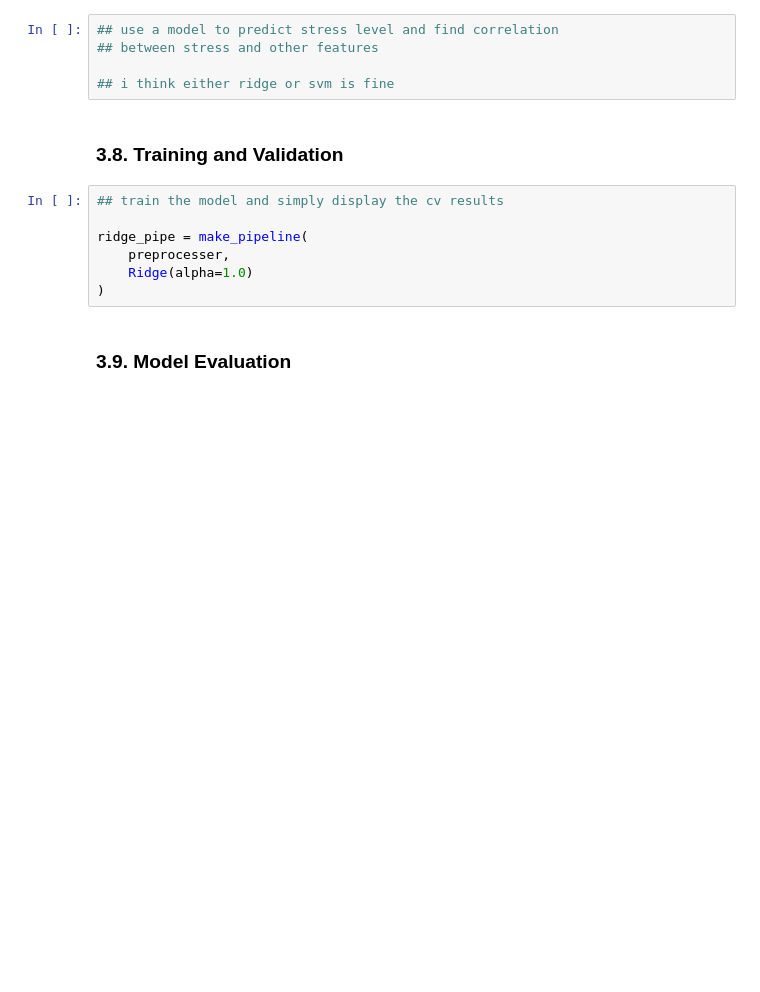
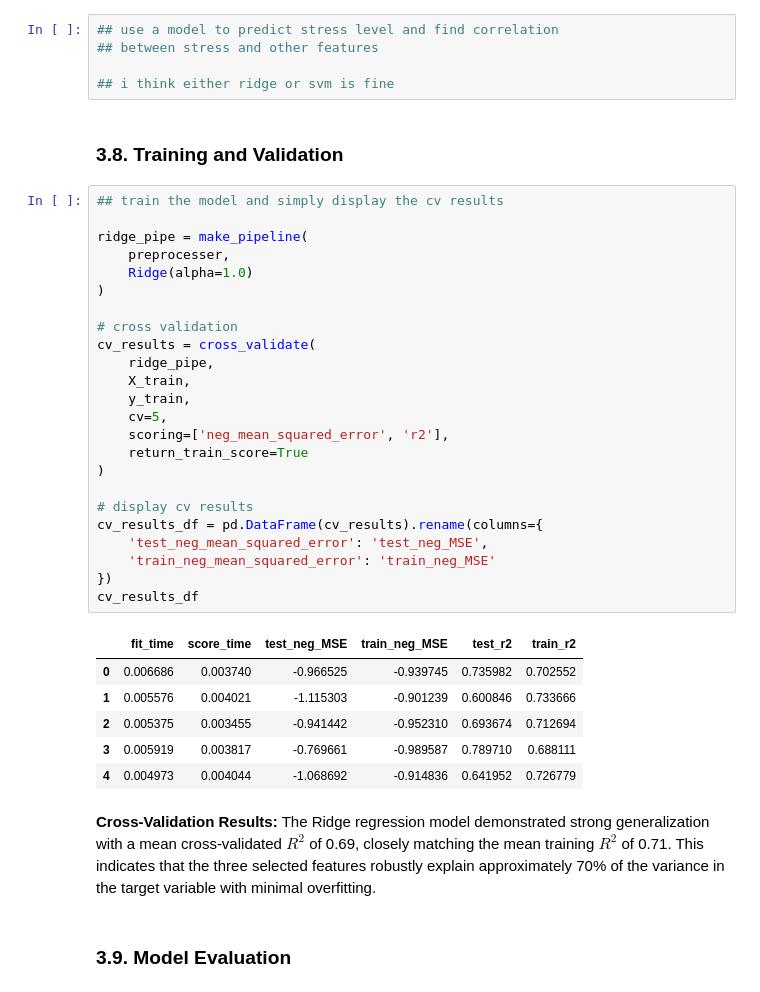
Before and after one commit to yhouyang02/sleep-disorder-analysis, a Jupyter notebook: sleep-disorder-analysis.ipynb, the cells around one changed output. Cells and saved outputs as stored; diff of their text form; blank space fills up the shorter version.

```diff
--- a/sleep-disorder-analysis.ipynb
+++ b/sleep-disorder-analysis.ipynb
@@ -348,10 +348,37 @@ ColumnTransformer(transformers=[('standardscaler', StandardScaler(),
 # %%
 ## train the model and simply display the cv results
 
 ridge_pipe = make_pipeline(
     preprocesser,
     Ridge(alpha=1.0)
 )
+
+# cross validation
+cv_results = cross_validate(
+    ridge_pipe,
+    X_train,
+    y_train,
+    cv=5,
+    scoring=['neg_mean_squared_error', 'r2'],
+    return_train_score=True
+)
+
+# display cv results
+cv_results_df = pd.DataFrame(cv_results).rename(columns={
+    'test_neg_mean_squared_error': 'test_neg_MSE',
+    'train_neg_mean_squared_error': 'train_neg_MSE'
+})
+cv_results_df
+# %% [output]
+|  | fit_time | score_time | test_neg_MSE | train_neg_MSE | test_r2 | train_r2 |
+| 0 | 0.006686 | 0.003740 | -0.966525 | -0.939745 | 0.735982 | 0.702552 |
+| 1 | 0.005576 | 0.004021 | -1.115303 | -0.901239 | 0.600846 | 0.733666 |
+| 2 | 0.005375 | 0.003455 | -0.941442 | -0.952310 | 0.693674 | 0.712694 |
+| 3 | 0.005919 | 0.003817 | -0.769661 | -0.989587 | 0.789710 | 0.688111 |
+| 4 | 0.004973 | 0.004044 | -1.068692 | -0.914836 | 0.641952 | 0.726779 |
+# %% [markdown]
+**Cross-Validation Results:**
+The Ridge regression model demonstrated strong generalization with a mean cross-validated $R^2$ of 0.69, closely matching the mean training $R^2$ of 0.71. This indicates that the three selected features robustly explain approximately 70% of the variance in the target variable with minimal overfitting.
 # %% [markdown]
 ### 3.9. Model Evaluation
 # %%
```
Also changed, not shown: parts of 6 cells of this notebook.
